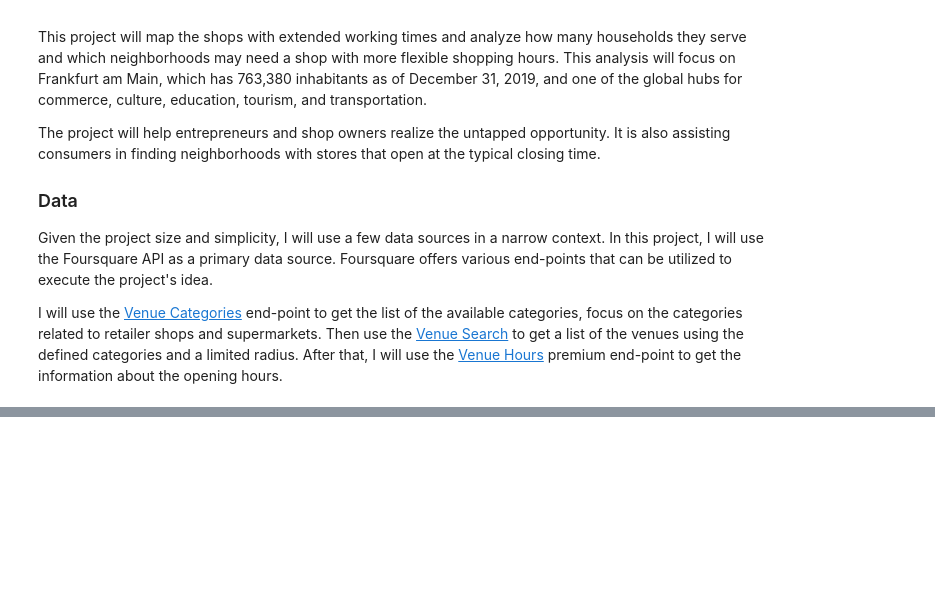
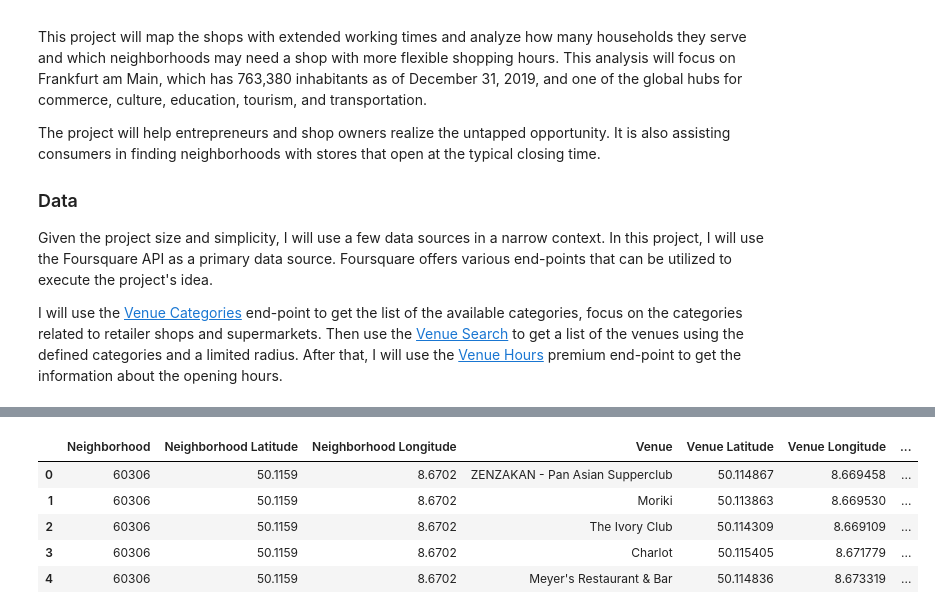
Before and after one commit to nash-ye/Coursera_Applied_Data_Science_Capstone, a Jupyter notebook: Week 4 - Assignment.ipynb, the cells around one changed output, grey strips where cells are left out. Saved outputs shown, nothing was run; the diff lists cells and outputs as text; code cells hidden in the pictures; blank space fills up the shorter version.

```diff
--- a/Week 4 - Assignment.ipynb
+++ b/Week 4 - Assignment.ipynb
@@ -22,0 +326,3 @@ I will use the [Venue Categories](https://developer.foursquare.com/docs/api-refe
+# %%
+veneus_grouped = veneus_onehot.groupby('Neighborhood').mean().reset_index()
+veneus_grouped.head()
@@ -22,0 +380,27 @@ I will use the [Venue Categories](https://developer.foursquare.com/docs/api-refe
+# %%
+def return_most_common_venues(row, num_top_venues):
+    row_categories = row.iloc[1:]
+    row_categories_sorted = row_categories.sort_values(ascending=False)
+
+    return row_categories_sorted.index.values[0:num_top_venues]
+# %%
+num_top_venues = 5
+
+indicators = ['st', 'nd', 'rd']
+
+# create columns according to number of top venues
+columns = ['Neighborhood']
+for ind in np.arange(num_top_venues):
+    try:
+        columns.append('{}{} Most Common Venue'.format(ind+1, indicators[ind]))
+    except:
+        columns.append('{}th Most Common Venue'.format(ind+1))
+
+# create a new dataframe
+neighborhoods_venues_sorted = pd.DataFrame(columns=columns)
+neighborhoods_venues_sorted['Neighborhood'] = veneus_grouped['Neighborhood']
+
+for ind in np.arange(veneus_grouped.shape[0]):
+    neighborhoods_venues_sorted.iloc[ind, 1:] = return_most_common_venues(veneus_grouped.iloc[ind, :], num_top_venues)
+
+neighborhoods_venues_sorted.head()
@@ -22,0 +414,18 @@ I will use the [Venue Categories](https://developer.foursquare.com/docs/api-refe
+# %%
+#neighborhoods_venues_sorted = neighborhoods_venues_sorted.drop(columns=['Cluster Labels'])
+
+neighborhoods_venues_sorted.insert(0, 'Cluster Labels', kmeans.labels_)
+# %%
+veneus_merged = veneus
+
+# merge manhattan_grouped with manhattan_data to add latitude/longitude for each neighborhood
+veneus_merged = veneus_merged.join(neighborhoods_venues_sorted.set_index('Neighborhood'), on='Neighborhood')
+
+veneus_merged.head()
+# %% [output]
+|  | Neighborhood | Neighborhood Latitude | Neighborhood Longitude | Venue | Venue Latitude | Venue Longitude | ... |
+| 0 | 60306 | 50.1159 | 8.6702 | ZENZAKAN - Pan Asian Supperclub | 50.114867 | 8.669458 | ... |
+| 1 | 60306 | 50.1159 | 8.6702 | Moriki | 50.113863 | 8.669530 | ... |
+| 2 | 60306 | 50.1159 | 8.6702 | The Ivory Club | 50.114309 | 8.669109 | ... |
+| 3 | 60306 | 50.1159 | 8.6702 | Charlot | 50.115405 | 8.671779 | ... |
+| 4 | 60306 | 50.1159 | 8.6702 | Meyer's Restaurant & Bar | 50.114836 | 8.673319 | ... |
```
Also changed, not shown: parts of 22 cells of this notebook.
